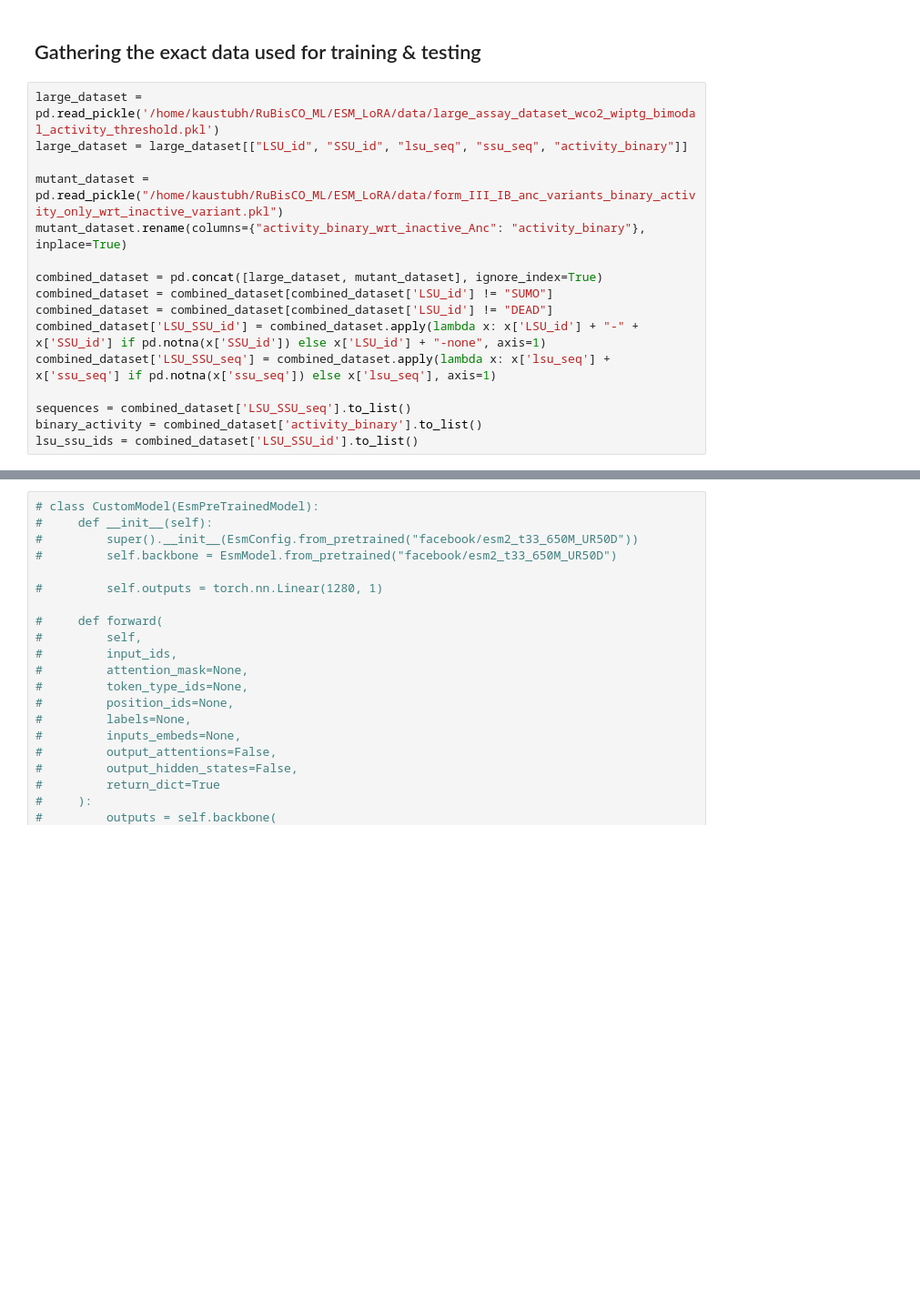
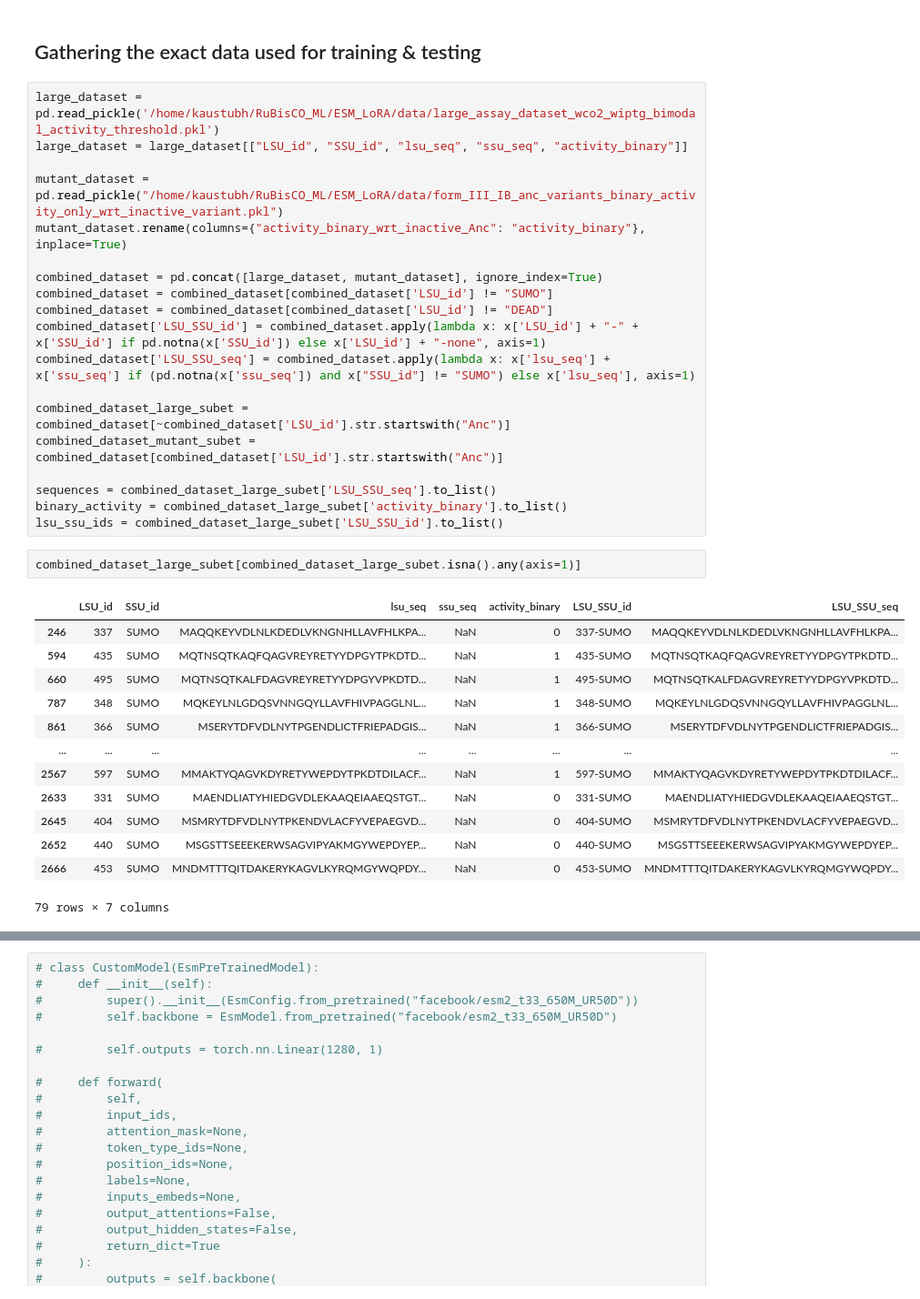
Before and after one commit to kaustubh-amritkar/lora_esm_classification, a Jupyter notebook: analysis/apply_lora_on_esm.ipynb, the cells around one changed output, grey strips where cells are left out. Shown at 91% size. Cells and saved outputs as stored; diff of their text form; blank space fills up the shorter version.

Commit message:
Updated the script for lora finetuning with splitting the large dataset into test-train based on the Large subunit ids and not all -- still left to assess the performance on mutant dataset

```diff
--- a/analysis/apply_lora_on_esm.ipynb
+++ b/analysis/apply_lora_on_esm.ipynb
@@ -55,11 +57,30 @@ combined_dataset = pd.concat([large_dataset, mutant_dataset], ignore_index=True)
 combined_dataset = combined_dataset[combined_dataset['LSU_id'] != "SUMO"]
 combined_dataset = combined_dataset[combined_dataset['LSU_id'] != "DEAD"]
 combined_dataset['LSU_SSU_id'] = combined_dataset.apply(lambda x: x['LSU_id'] + "-" + x['SSU_id'] if pd.notna(x['SSU_id']) else x['LSU_id'] + "-none", axis=1)
-combined_dataset['LSU_SSU_seq'] = combined_dataset.apply(lambda x: x['lsu_seq'] + x['ssu_seq'] if pd.notna(x['ssu_seq']) else x['lsu_seq'], axis=1)
+combined_dataset['LSU_SSU_seq'] = combined_dataset.apply(lambda x: x['lsu_seq'] + x['ssu_seq'] if (pd.notna(x['ssu_seq']) and x["SSU_id"] != "SUMO") else x['lsu_seq'], axis=1)
 
-sequences = combined_dataset['LSU_SSU_seq'].to_list()
-binary_activity = combined_dataset['activity_binary'].to_list()
-lsu_ssu_ids = combined_dataset['LSU_SSU_id'].to_list()
+combined_dataset_large_subet = combined_dataset[~combined_dataset['LSU_id'].str.startswith("Anc")]
+combined_dataset_mutant_subet = combined_dataset[combined_dataset['LSU_id'].str.startswith("Anc")]
+
+sequences = combined_dataset_large_subet['LSU_SSU_seq'].to_list()
+binary_activity = combined_dataset_large_subet['activity_binary'].to_list()
+lsu_ssu_ids = combined_dataset_large_subet['LSU_SSU_id'].to_list()
+# %%
+combined_dataset_large_subet[combined_dataset_large_subet.isna().any(axis=1)]
+# %% [output]
+|  | LSU_id | SSU_id | lsu_seq | ssu_seq | activity_binary | LSU_SSU_id | LSU_SSU_seq |
+| 246 | 337 | SUMO | MAQQKEYVDLNLKDEDLVKNGNHLLAVFHLKPA... | NaN | 0 | 337-SUMO | MAQQKEYVDLNLKDEDLVKNGNHLLAVFHLKPA... |
+| 594 | 435 | SUMO | MQTNSQTKAQFQAGVREYRETYYDPGYTPKDTD... | NaN | 1 | 435-SUMO | MQTNSQTKAQFQAGVREYRETYYDPGYTPKDTD... |
+| 660 | 495 | SUMO | MQTNSQTKALFDAGVREYRETYYDPGYVPKDTD... | NaN | 1 | 495-SUMO | MQTNSQTKALFDAGVREYRETYYDPGYVPKDTD... |
+| 787 | 348 | SUMO | MQKEYLNLGDQSVNNGQYLLAVFHIVPAGGLNL... | NaN | 1 | 348-SUMO | MQKEYLNLGDQSVNNGQYLLAVFHIVPAGGLNL... |
+| 861 | 366 | SUMO | MSERYTDFVDLNYTPGENDLICTFRIEPADGIS... | NaN | 1 | 366-SUMO | MSERYTDFVDLNYTPGENDLICTFRIEPADGIS... |
+| ... | ... | ... | ... | ... | ... | ... | ... |
+| 2567 | 597 | SUMO | MMAKTYQAGVKDYRETYWEPDYTPKDTDILACF... | NaN | 1 | 597-SUMO | MMAKTYQAGVKDYRETYWEPDYTPKDTDILACF... |
+| 2633 | 331 | SUMO | MAENDLIATYHIEDGVDLEKAAQEIAAEQSTGT... | NaN | 0 | 331-SUMO | MAENDLIATYHIEDGVDLEKAAQEIAAEQSTGT... |
+| 2645 | 404 | SUMO | MSMRYTDFVDLNYTPKENDVLACFYVEPAEGVD... | NaN | 0 | 404-SUMO | MSMRYTDFVDLNYTPKENDVLACFYVEPAEGVD... |
+| 2652 | 440 | SUMO | MSGSTTSEEEKERWSAGVIPYAKMGYWEPDYEP... | NaN | 0 | 440-SUMO | MSGSTTSEEEKERWSAGVIPYAKMGYWEPDYEP... |
+| 2666 | 453 | SUMO | MNDMTTTQITDAKERYKAGVLKYRQMGYWQPDY... | NaN | 0 | 453-SUMO | MNDMTTTQITDAKERYKAGVLKYRQMGYWQPDY... |
+79 rows × 7 columns
 # %%
 accelerator = Accelerator()
 
```
Also changed, not shown: parts of 10 cells of this notebook, 1 other file.
